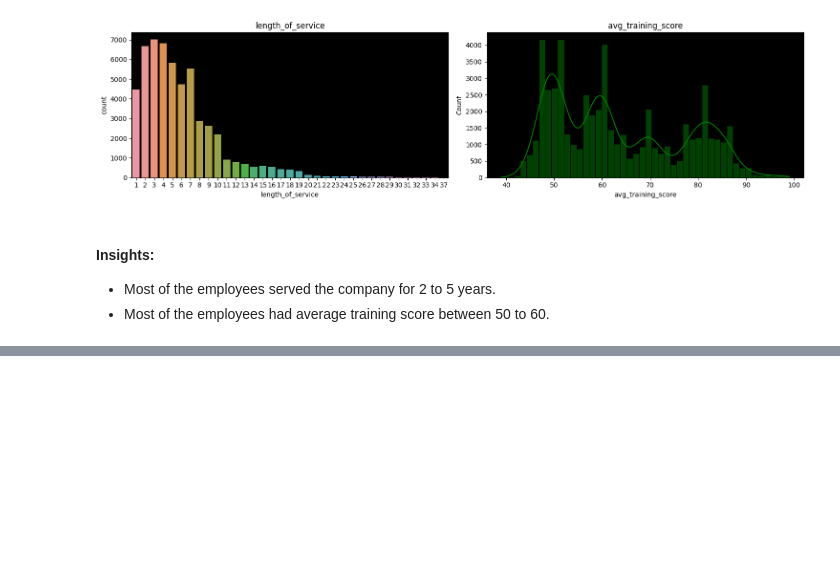
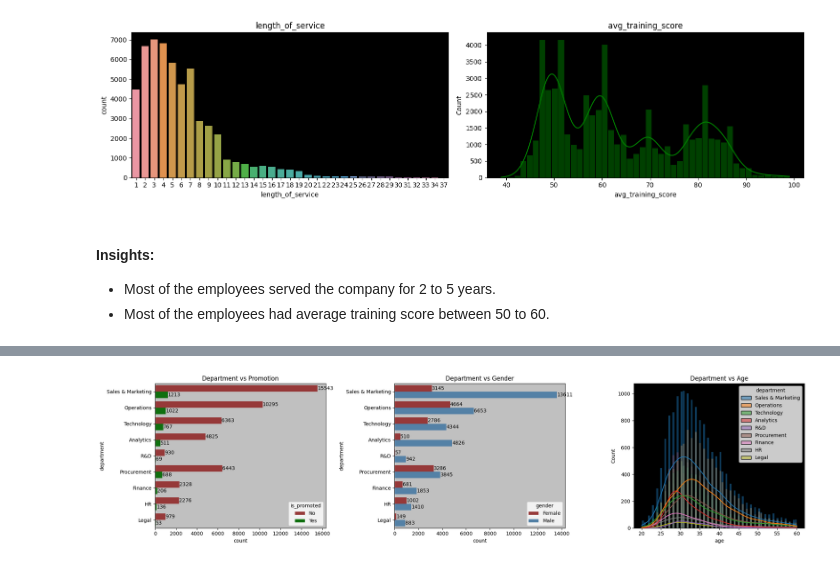
Before and after one commit to Akshay-Paunikar/HR_Analytics, a Jupyter notebook: notebook/hr_analytics_EDA.ipynb, the cells around one changed output, grey strips where cells are left out. Cells and saved outputs as stored; diff of their text form; code cells hidden in the pictures; blank space fills up the shorter version.

```diff
--- a/notebook/hr_analytics_EDA.ipynb
+++ b/notebook/hr_analytics_EDA.ipynb
@@ -597,0 +643,35 @@ plt.show()
+# %%
+plt.figure(figsize=(20,5))
+
+# department vs promotion
+
+ax1 = plt.subplot2grid((1,3),(0,0))
+
+sns.countplot(y='department', data=train_data, hue='is_promoted', palette=['brown','green'], ax=ax1)
+for i in ax1.containers:
+    ax1.bar_label(i)
+ax1.set_facecolor('silver')
+plt.title('Department vs Promotion')
+
+# department vs gender
+
+ax2 = plt.subplot2grid((1,3),(0,1))
+
+sns.countplot(y='department', data=train_data, hue='gender', palette=['brown','steelblue'], ax=ax2)
+for i in ax2.containers:
+    ax2.bar_label(i)
+ax2.set_facecolor('silver')
+plt.title('Department vs Gender')
+
+# department vs age
+
+ax3 = plt.subplot2grid((1,3),(0,2))
+
+sns.histplot(data=train_data, x='age', hue='department', kde=True, color='green', ax=ax3)
+ax3.set_facecolor('black')
+plt.title("Department vs Age")
+
+plt.tight_layout()
+plt.show()
+# %% [output]
+[figure, added]
```
Also changed, not shown: parts of 14 cells of this notebook.
